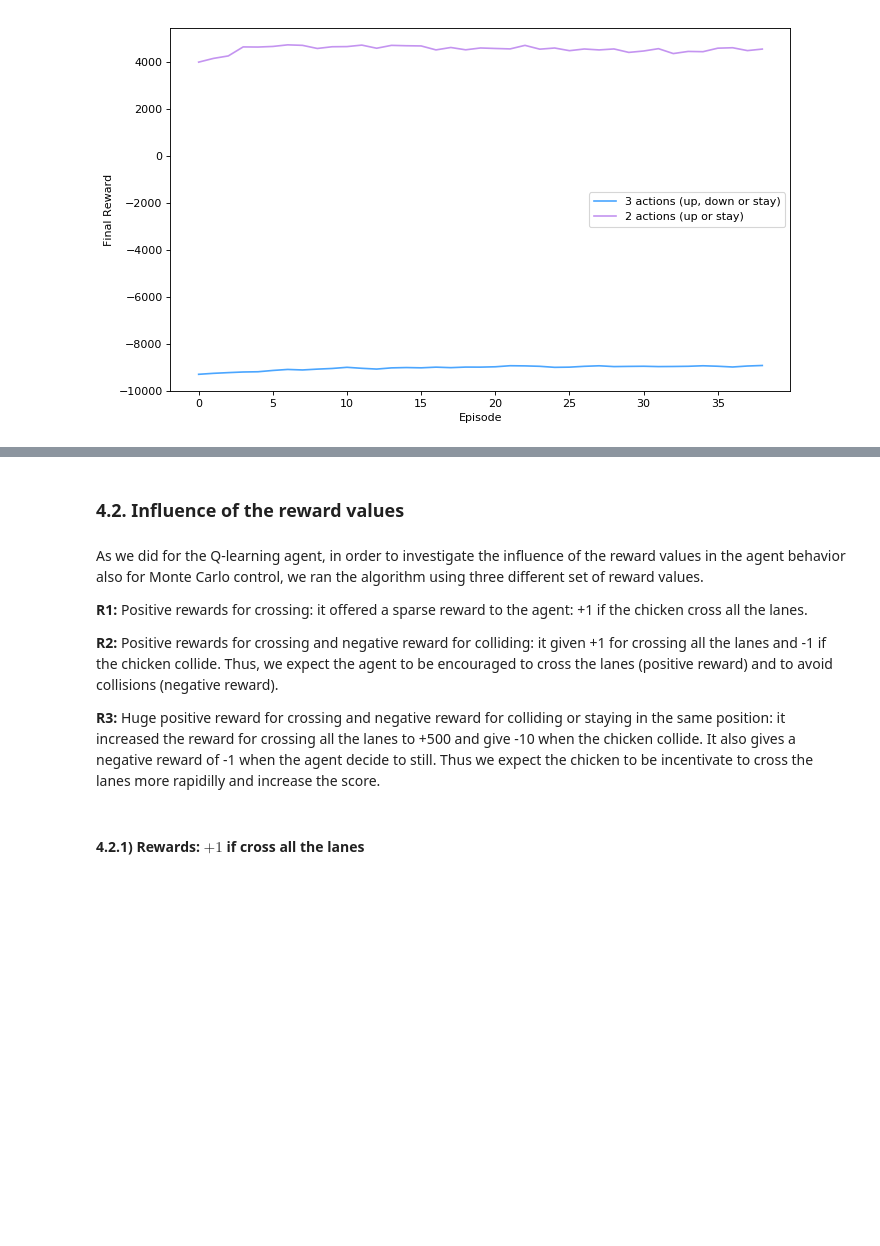
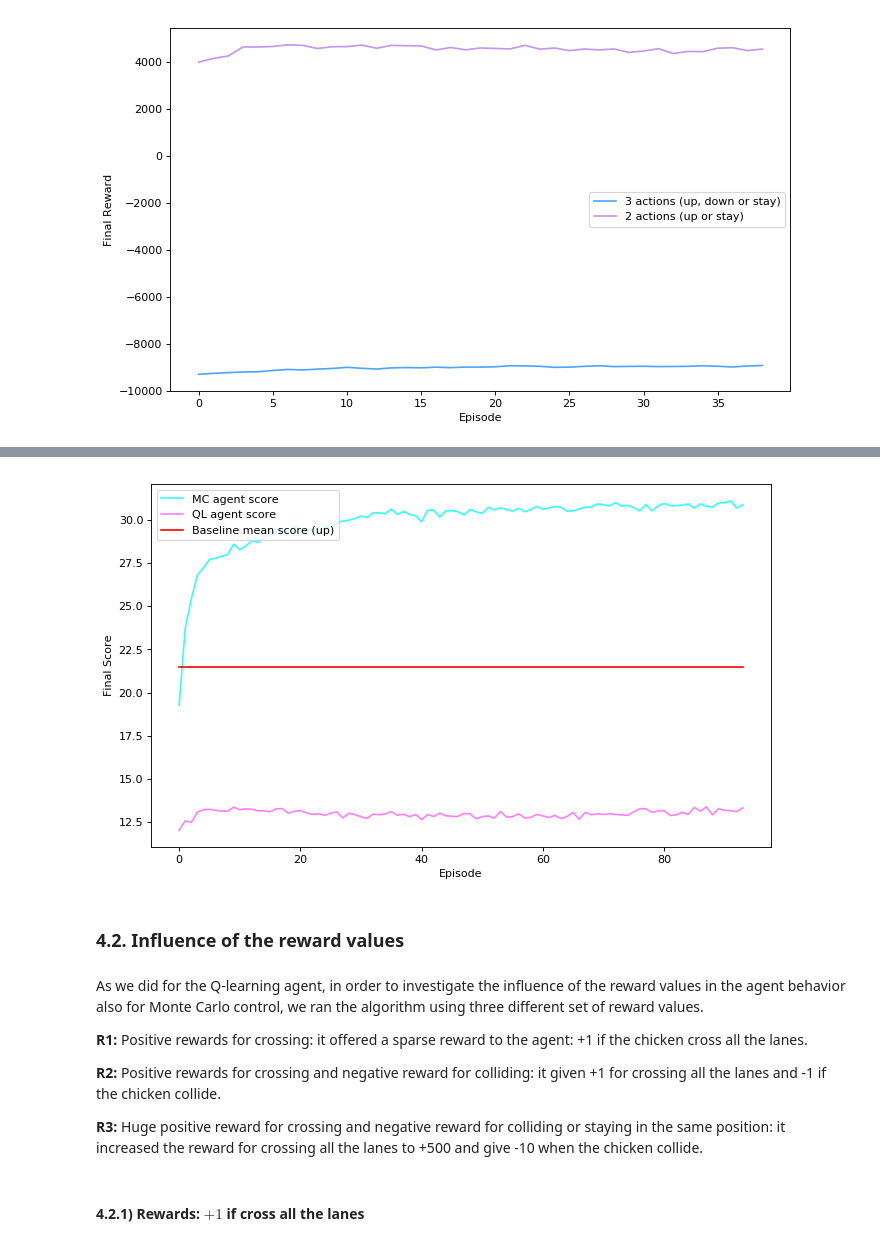
Before and after one commit to DionisiusMayr/FreewayGame, a Jupyter notebook: aline.almeida/aa_freeway.ipynb, the cells around one changed output, grey strips where cells are left out. Drawn from its saved outputs; the diff is of its cells as text; code cells hidden in the pictures; blank space fills up the shorter version.

```diff
--- a/aline.almeida/aa_freeway.ipynb
+++ b/aline.almeida/aa_freeway.ipynb
@@ -1339,3 +1389,33 @@ aux_plots.plot_2rewards(s1_avg100, s2_avg100, "3 actions (up, down or stay)", "2
+# %%
+# ---------- Moving average of the QL and MC agents ----------
+
+import statistics
+from statistics import mean
+
+s1 = scores_ql[:9500]
+s2 = scores_mc[:9500]
+s3 = baseline[:9500]
+
+blocks = 9500//100
+s1_avg100 = []
+
+for b in range(blocks-1):
+    value = statistics.mean(s1[b*100:(b+1)*100])
+    s1_avg100.append(value)
+
+s2_avg100 = []
+for b in range(blocks-1):
+    value = statistics.mean(s2[b*100:(b+1)*100])
+    s2_avg100.append(value)
+
+s3_avg100 = []
+for b in range(blocks-1):
+    value = statistics.mean(s3[b*100:(b+1)*100])
+    s3_avg100.append(value)
+
+aux_plots.plot_3scores(s1_avg100, s2_avg100, s3_avg100, "MC agent score", "QL agent score", "Baseline mean score (up)")
+# %% [output]
+[figure, added]
 # %% [markdown]
 ### 4.2. Influence of the reward values
 # %% [markdown]
@@ -1343,9 +1423,9 @@ As we did for the Q-learning agent, in order to investigate the influence of the
 
 **R1:** Positive rewards for crossing: it offered a sparse reward to the agent: +1 if the chicken cross all the lanes.
 
-**R2:** Positive rewards for crossing and negative reward for colliding: it given +1 for crossing all the lanes and -1 if the chicken collide. Thus, we expect the agent to be encouraged to cross the lanes (positive reward) and to avoid collisions (negative reward).
+**R2:** Positive rewards for crossing and negative reward for colliding: it given +1 for crossing all the lanes and -1 if the chicken collide.
 
-**R3:** Huge positive reward for crossing and negative reward for colliding or staying in the same position: it increased the reward for crossing all the lanes to +500 and give -10 when the chicken collide. It also gives a negative reward of -1 when the agent decide to still. Thus we expect the chicken to be incentivate to cross the lanes more rapidilly and increase the score.
+**R3:** Huge positive reward for crossing and negative reward for colliding or staying in the same position: it increased the reward for crossing all the lanes to +500 and give -10 when the chicken collide.
 # %% [markdown]
 #### 4.2.1) Rewards: $+1$ if cross all the lanes
 # %%
```
Also changed, not shown: parts of 15 cells of this notebook.
